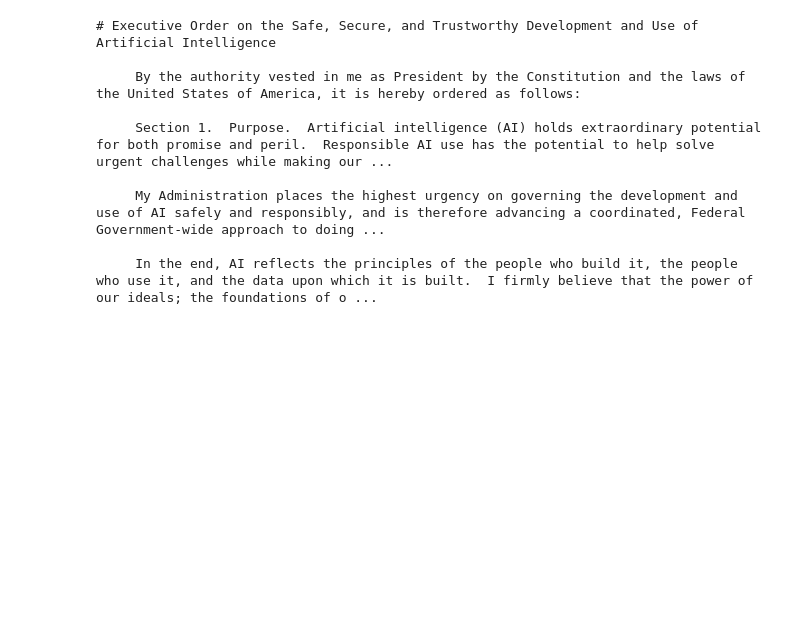
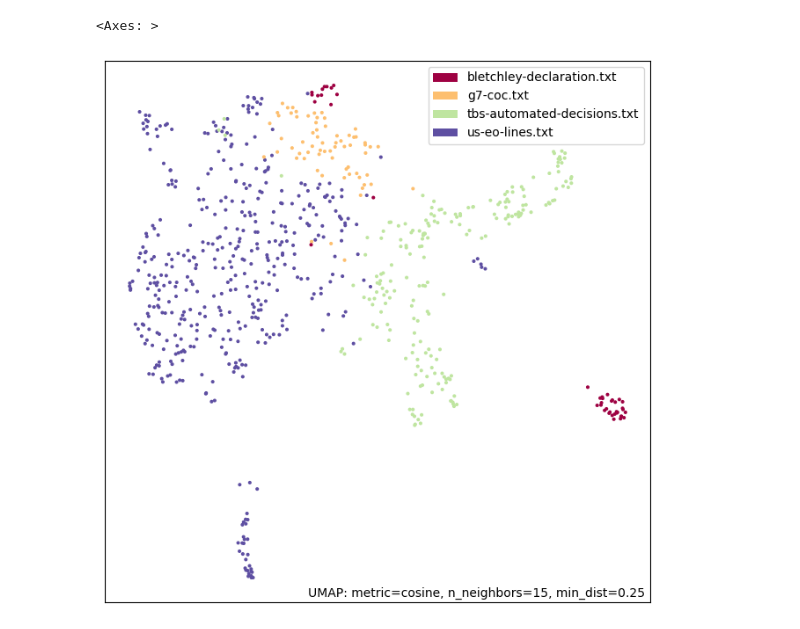
Before and after one commit to hackalog/llm_ai_eo, a Jupyter notebook: 02-prep-texts.ipynb, the cells around one changed output. Saved outputs shown, nothing was run; the diff lists cells and outputs as text; code cells hidden in the pictures; blank space fills up the shorter version.

```diff
--- a/02-prep-texts.ipynb
+++ b/02-prep-texts.ipynb
@@ -54,0 +61,7 @@ Splitting TBS Directive on Automated Decision-Making.md -> tbs-automated-decisio
+# %%
+import llm
+
+embedding_model = llm.get_embedding_model("lv2")
+# %%
+text_to_embed = [f"passage: {text.strip()}" for file in [output_path / docs.outfile for docs in doclist] for text in open(file) if len(text.strip()) > 4]
+all_embeddings = list(embedding_model.embed_multi(text_to_embed))
@@ -54,0 +72,2 @@ Splitting TBS Directive on Automated Decision-Making.md -> tbs-automated-decisio
+# %%
+which_document_labels = [f"{file.name}" for file in [output_path / docs.outfile for docs in doclist] for text in open(file) if len(text.strip()) > 4]
@@ -55,12 +80,2 @@ Splitting TBS Directive on Automated Decision-Making.md -> tbs-automated-decisio
 # %%
-!head $output_path/"us-eo-lines.txt"
+mapper = umap.UMAP(metric="cosine", min_dist=0.25, random_state=42).fit(np.asarray(all_embeddings))
-# %% [output]
-# Executive Order on the Safe, Secure, and Trustworthy Development and Use of Artificial Intelligence
-
-     By the authority vested in me as President by the Constitution and the laws of the United States of America, it is hereby ordered as follows:
-
-     Section 1.  Purpose.  Artificial intelligence (AI) holds extraordinary potential for both promise and peril.  Responsible AI use has the potential to help solve urgent challenges while making our ...
-
-     My Administration places the highest urgency on governing the development and use of AI safely and responsibly, and is therefore advancing a coordinated, Federal Government-wide approach to doing ...
-
-     In the end, AI reflects the principles of the people who build it, the people who use it, and the data upon which it is built.  I firmly believe that the power of our ideals; the foundations of o ...
@@ -66,0 +85,5 @@ Splitting TBS Directive on Automated Decision-Making.md -> tbs-automated-decisio
+# %%
+umap.plot.points(mapper, labels=np.asarray(which_document_labels))
+# %% [output]
+<Axes: >
+[figure, added]
```
Also changed, not shown: parts of 11 cells of this notebook.
